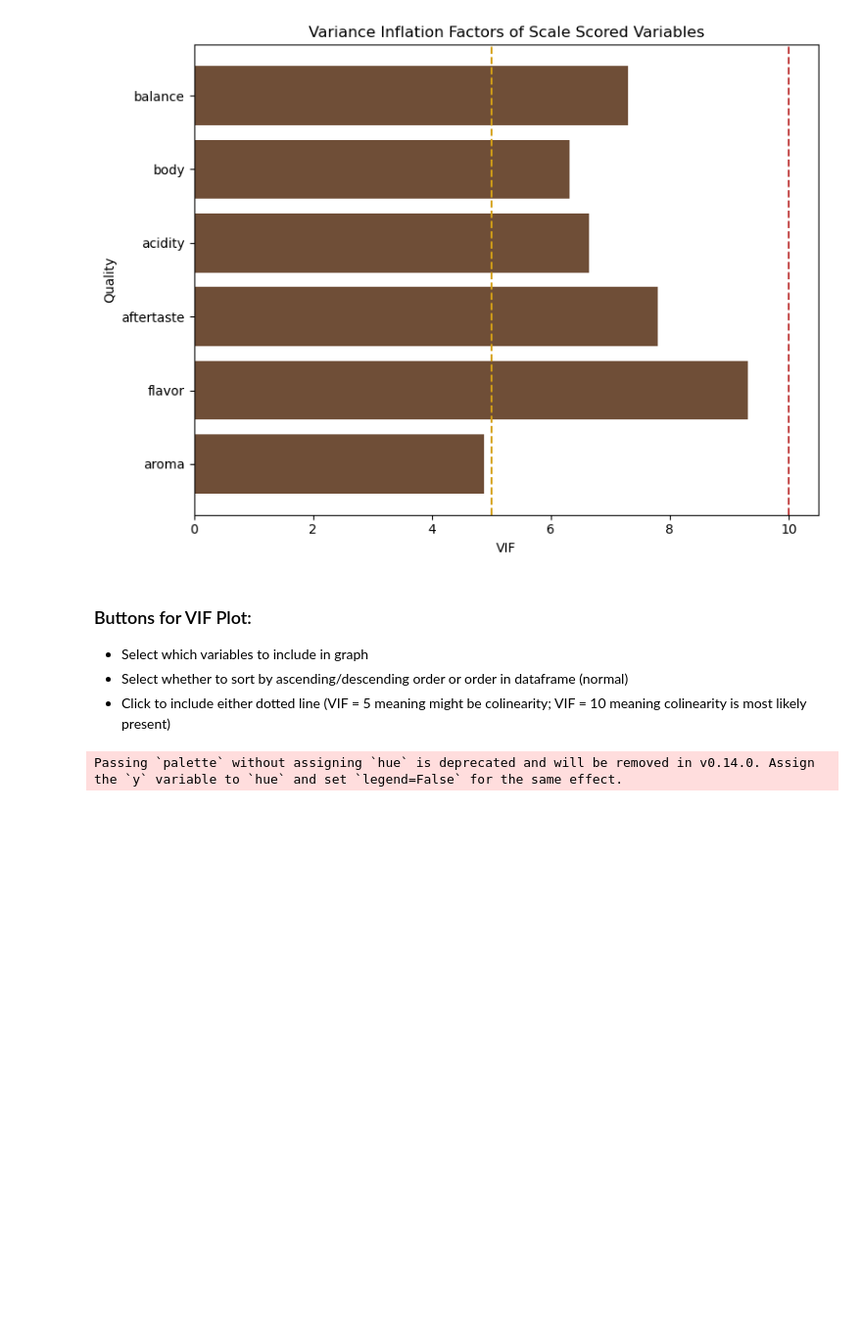
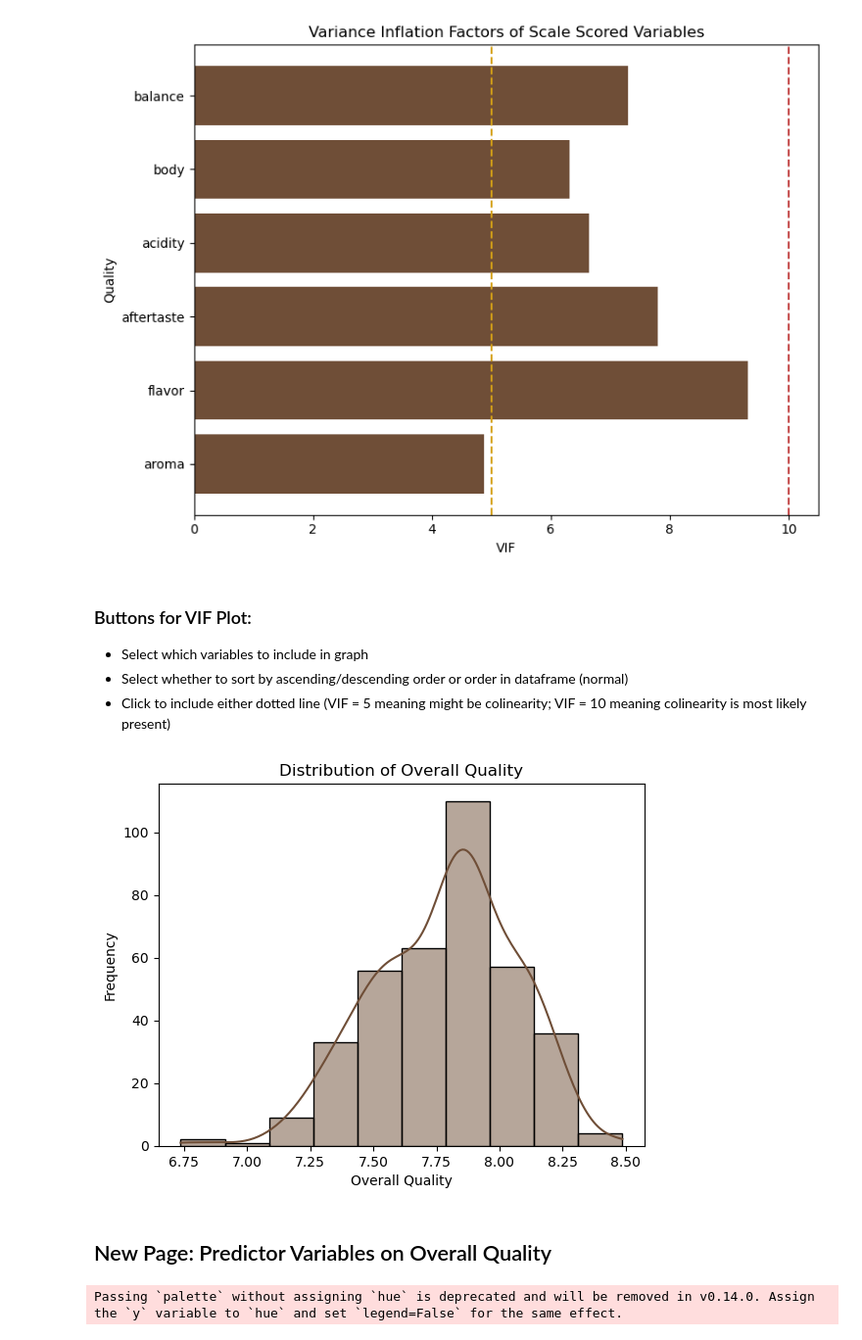
Before and after one commit to ashritakodali/coffee_quality_analysis, a Jupyter notebook: final_linear_regression.ipynb, the cells around one changed output. Shown at 98% size. Cells and saved outputs as stored; diff of their text form; code cells hidden in the pictures; blank space fills up the shorter version.

```diff
--- a/final_linear_regression.ipynb
+++ b/final_linear_regression.ipynb
@@ -94,6 +88,16 @@ plt.show()
 - Select which variables to include in graph
 - Select whether to sort by ascending/descending order or order in dataframe (normal)
 - Click to include either dotted line (VIF = 5 meaning might be colinearity; VIF = 10 meaning colinearity is most likely present)
+# %%
+sns.histplot(coffee['total_quality'], bins=10, kde=True, color='#6F4E37')
+plt.title('Distribution of Overall Quality')
+plt.xlabel('Overall Quality')
+plt.ylabel('Frequency')
+plt.show()
+# %% [output]
+[figure, added]
+# %% [markdown]
+## New Page: Predictor Variables on Overall Quality
 # %%
 # Observe total_quality grouped by country and most used processing method
 
```
Also changed, not shown: parts of 5 cells of this notebook.
